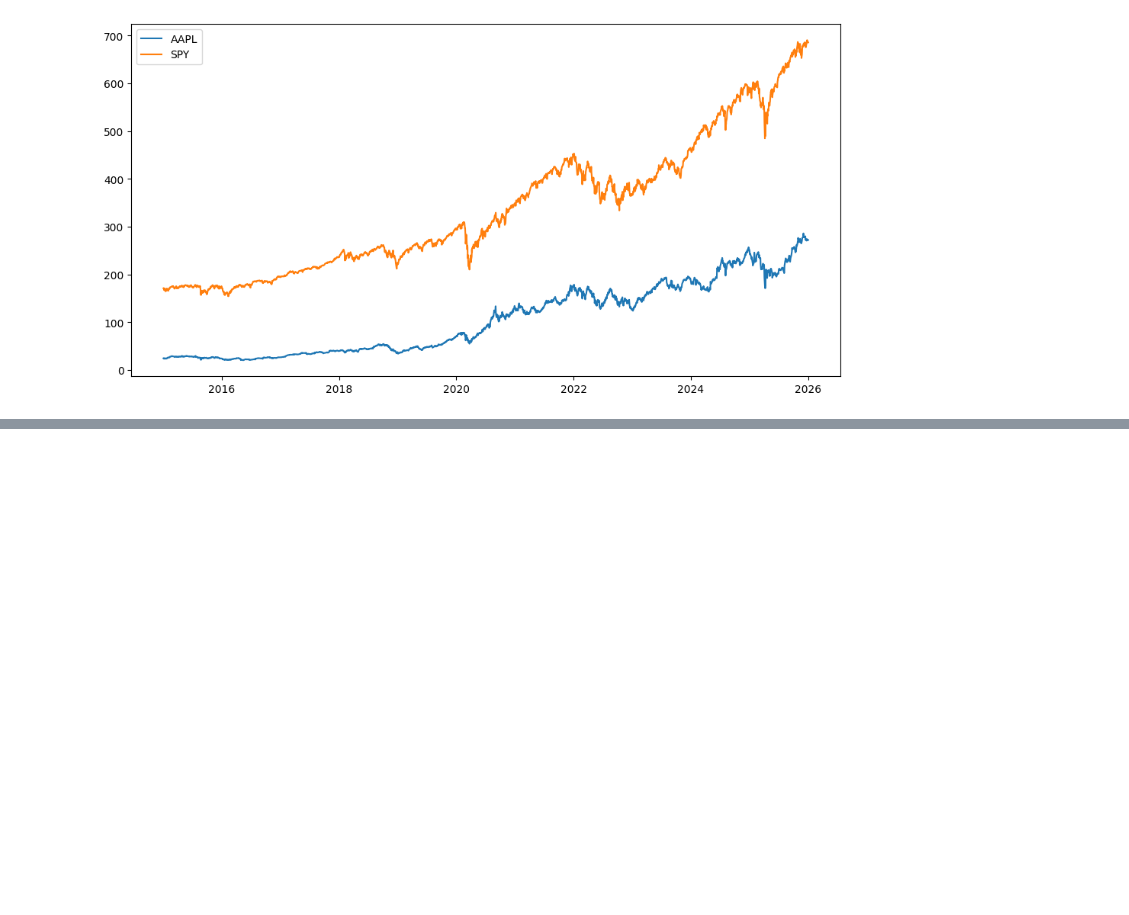
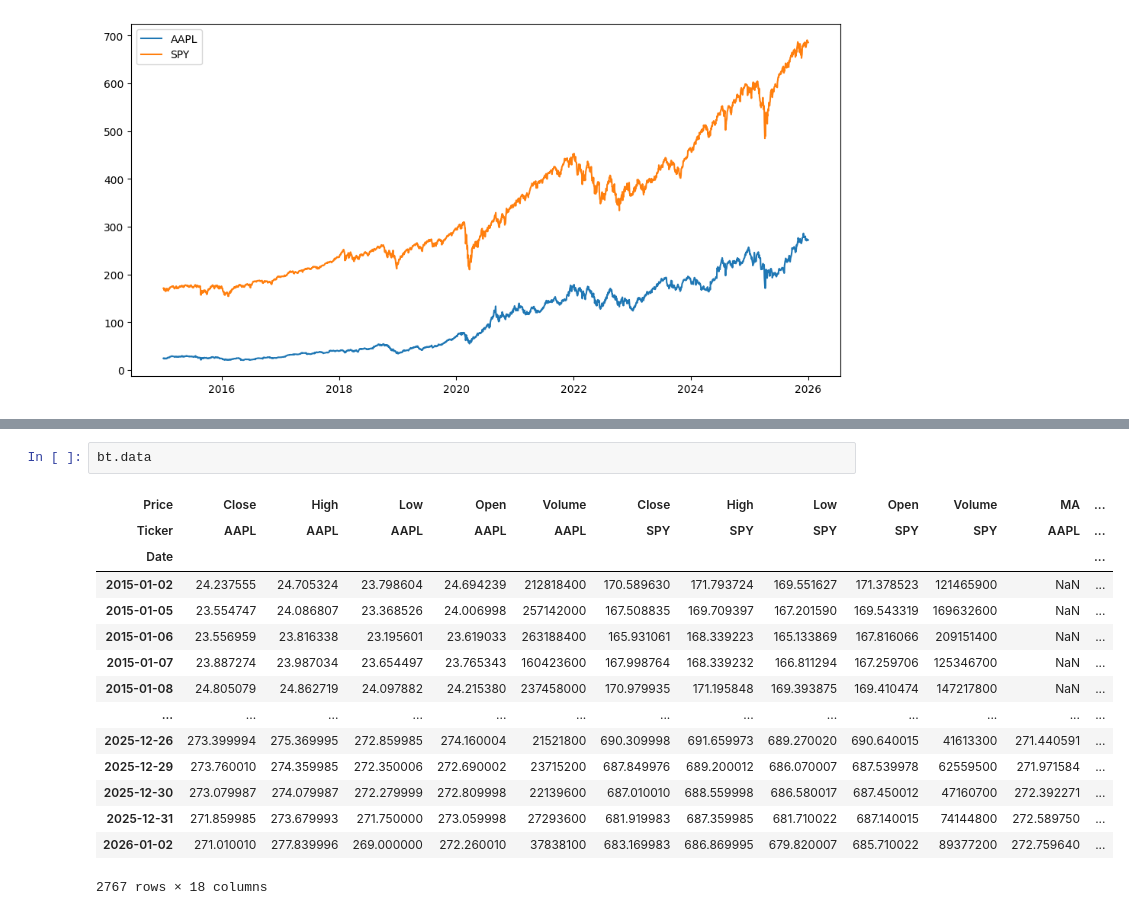
Before and after one commit to edf1247/backtester, a Jupyter notebook: src/main.ipynb, the cells around one changed output, grey strips where cells are left out. Saved outputs shown, nothing was run; the diff lists cells and outputs as text; blank space fills up the shorter version.

```diff
--- a/src/main.ipynb
+++ b/src/main.ipynb
@@ -108,0 +100,18 @@ See the caveats in the documentation: https://pandas.pydata.org/pandas-docs/stab
+# %%
+bt.data
+# %% [output]
+| Price | Close | High | Low | Open | Volume | Close | High | Low | Open | Volume | MA | ... |
+| Ticker | AAPL | AAPL | AAPL | AAPL | AAPL | SPY | SPY | SPY | SPY | SPY | AAPL | ... |
+| Date |  |  |  |  |  |  |  |  |  |  |  | ... |
+| 2015-01-02 | 24.237555 | 24.705324 | 23.798604 | 24.694239 | 212818400 | 170.589630 | 171.793724 | 169.551627 | 171.378523 | 121465900 | NaN | ... |
+| 2015-01-05 | 23.554747 | 24.086807 | 23.368526 | 24.006998 | 257142000 | 167.508835 | 169.709397 | 167.201590 | 169.543319 | 169632600 | NaN | ... |
+| 2015-01-06 | 23.556959 | 23.816338 | 23.195601 | 23.619033 | 263188400 | 165.931061 | 168.339223 | 165.133869 | 167.816066 | 209151400 | NaN | ... |
+| 2015-01-07 | 23.887274 | 23.987034 | 23.654497 | 23.765343 | 160423600 | 167.998764 | 168.339232 | 166.811294 | 167.259706 | 125346700 | NaN | ... |
+| 2015-01-08 | 24.805079 | 24.862719 | 24.097882 | 24.215380 | 237458000 | 170.979935 | 171.195848 | 169.393875 | 169.410474 | 147217800 | NaN | ... |
+| ... | ... | ... | ... | ... | ... | ... | ... | ... | ... | ... | ... | ... |
+| 2025-12-26 | 273.399994 | 275.369995 | 272.859985 | 274.160004 | 21521800 | 690.309998 | 691.659973 | 689.270020 | 690.640015 | 41613300 | 271.440591 | ... |
+| 2025-12-29 | 273.760010 | 274.359985 | 272.350006 | 272.690002 | 23715200 | 687.849976 | 689.200012 | 686.070007 | 687.539978 | 62559500 | 271.971584 | ... |
+| 2025-12-30 | 273.079987 | 274.079987 | 272.279999 | 272.809998 | 22139600 | 687.010010 | 688.559998 | 686.580017 | 687.450012 | 47160700 | 272.392271 | ... |
+| 2025-12-31 | 271.859985 | 273.679993 | 271.750000 | 273.059998 | 27293600 | 681.919983 | 687.359985 | 681.710022 | 687.140015 | 74144800 | 272.589750 | ... |
+| 2026-01-02 | 271.010010 | 277.839996 | 269.000000 | 272.260010 | 37838100 | 683.169983 | 686.869995 | 679.820007 | 685.710022 | 89377200 | 272.759640 | ... |
+2767 rows × 18 columns
```
Also changed, not shown: parts of 10 cells of this notebook, 1 other file.
